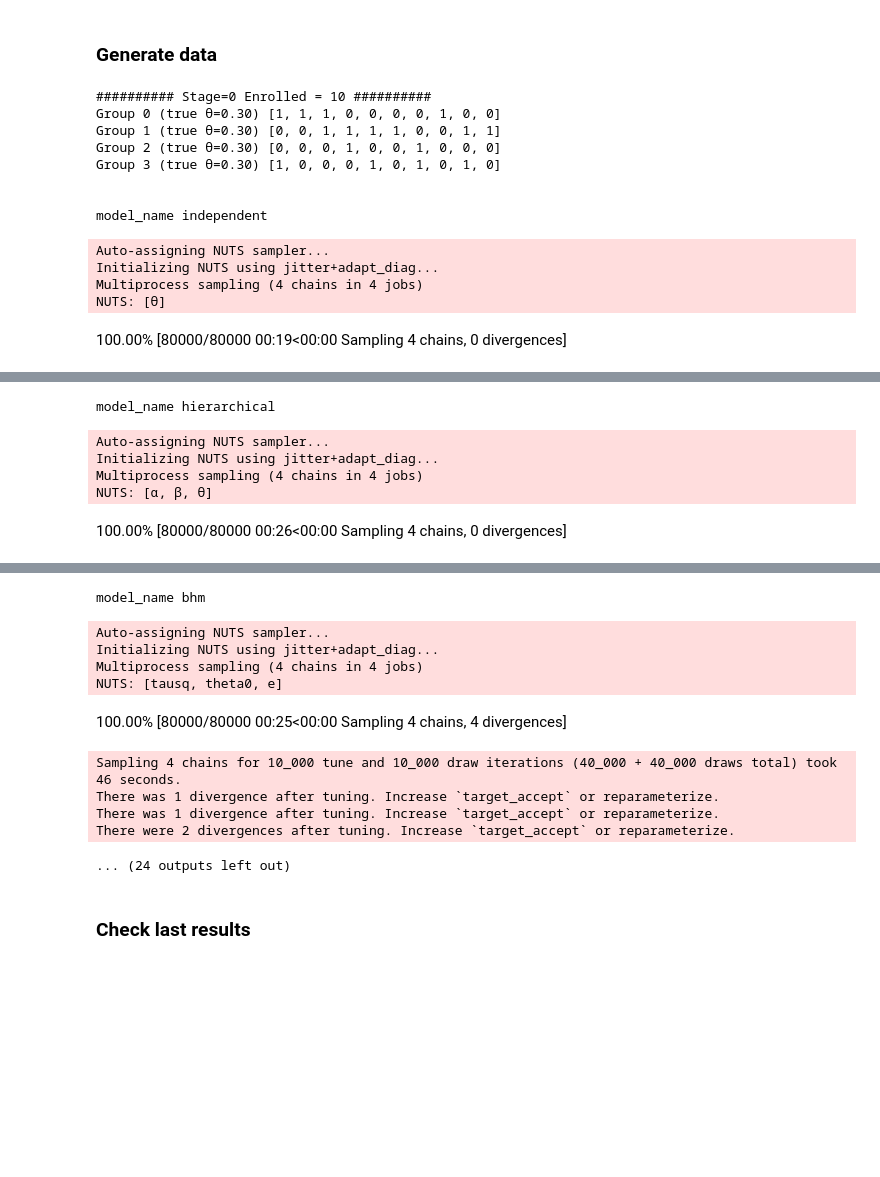
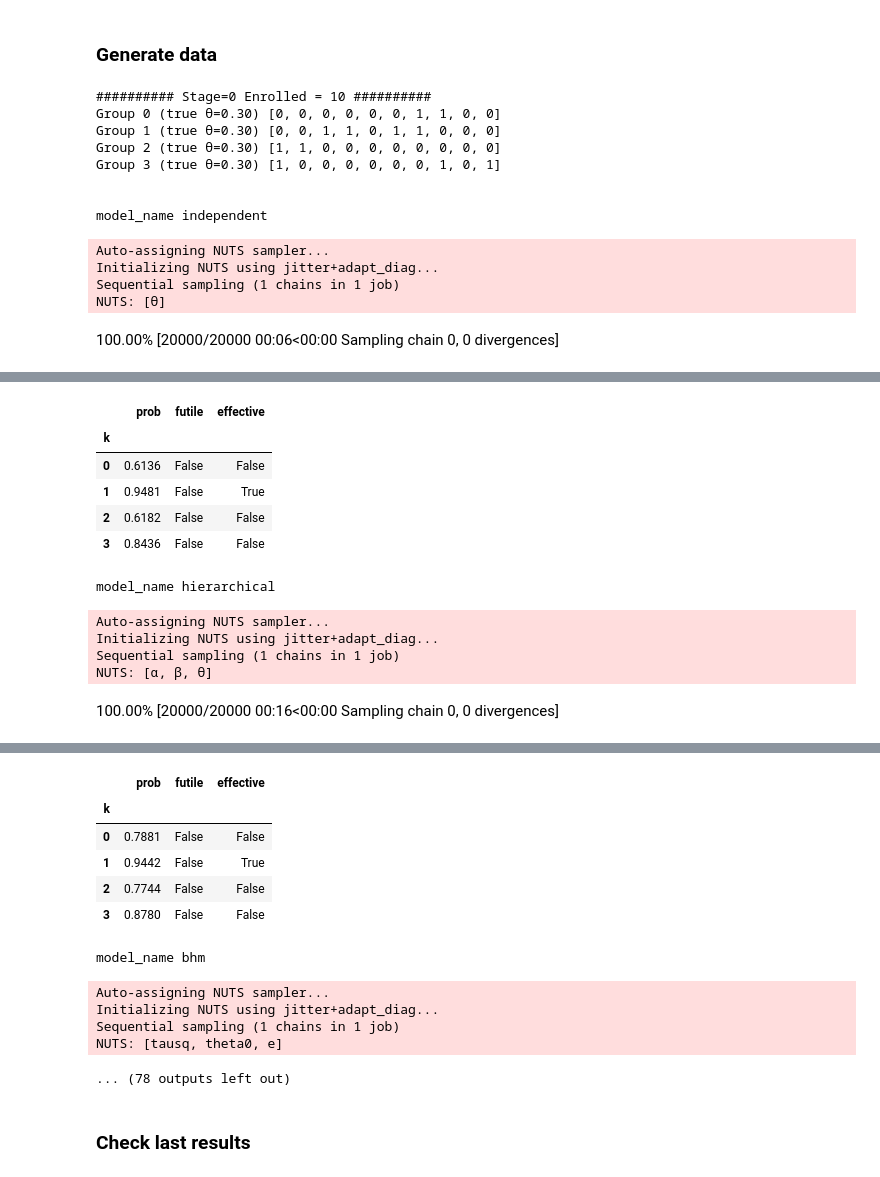
Before and after one commit to glasgowcompbio/pyBasket, a Jupyter notebook: notebooks/initial_codes.ipynb, the cells around one changed output, grey strips where cells are left out. Saved outputs shown, nothing was run; the diff lists cells and outputs as text; code cells hidden in the pictures; blank space fills up the shorter version.

```diff
--- a/notebooks/initial_codes.ipynb
+++ b/notebooks/initial_codes.ipynb
@@ -48,21 +53,21 @@ if DEBUG:
 # %%
 trial = Trial(K, p0, p1, true_response_rates, enrollment, evaluate_interim,
-              num_burn_in, num_posterior_samples, model_names)
+              num_burn_in, num_posterior_samples, model_names, num_chains=num_chains)
 
 done = trial.reset()
 while not done:
     done = trial.step()
 # %% [output]
 ########## Stage=0 Enrolled = 10 ##########
-Group 0 (true θ=0.30) [1, 1, 1, 0, 0, 0, 0, 1, 0, 0]
-Group 1 (true θ=0.30) [0, 0, 1, 1, 1, 1, 0, 0, 1, 1]
-Group 2 (true θ=0.30) [0, 0, 0, 1, 0, 0, 1, 0, 0, 0]
-Group 3 (true θ=0.30) [1, 0, 0, 0, 1, 0, 1, 0, 1, 0]
+Group 0 (true θ=0.30) [0, 0, 0, 0, 0, 0, 1, 1, 0, 0]
+Group 1 (true θ=0.30) [0, 0, 1, 1, 0, 1, 1, 0, 0, 0]
+Group 2 (true θ=0.30) [1, 1, 0, 0, 0, 0, 0, 0, 0, 0]
+Group 3 (true θ=0.30) [1, 0, 0, 0, 0, 0, 0, 1, 0, 1]
 
 
 model_name independent
 Auto-assigning NUTS sampler...
 Initializing NUTS using jitter+adapt_diag...
-Multiprocess sampling (4 chains in 4 jobs)
+Sequential sampling (1 chains in 1 job)
 NUTS: [θ]
-100.00% [80000/80000 00:19<00:00 Sampling 4 chains, 0 divergences]
+100.00% [20000/20000 00:06<00:00 Sampling chain 0, 0 divergences]
@@ -70,6 +75,12 @@ Sampling 4 chains for 10_000 tune and 10_000 draw iterations (40_000 + 40_000 dr
+|  | prob | futile | effective |
+| k |  |  |  |
+| 0 | 0.6136 | False | False |
+| 1 | 0.9481 | False | True |
+| 2 | 0.6182 | False | False |
+| 3 | 0.8436 | False | False |
 model_name hierarchical
 Auto-assigning NUTS sampler...
 Initializing NUTS using jitter+adapt_diag...
-Multiprocess sampling (4 chains in 4 jobs)
+Sequential sampling (1 chains in 1 job)
 NUTS: [α, β, θ]
-100.00% [80000/80000 00:26<00:00 Sampling 4 chains, 0 divergences]
+100.00% [20000/20000 00:16<00:00 Sampling chain 0, 0 divergences]
@@ -77,14 +88,15 @@ Sampling 4 chains for 10_000 tune and 10_000 draw iterations (40_000 + 40_000 dr
+|  | prob | futile | effective |
+| k |  |  |  |
+| 0 | 0.7881 | False | False |
+| 1 | 0.9442 | False | True |
+| 2 | 0.7744 | False | False |
+| 3 | 0.8780 | False | False |
 model_name bhm
 Auto-assigning NUTS sampler...
 Initializing NUTS using jitter+adapt_diag...
-Multiprocess sampling (4 chains in 4 jobs)
+Sequential sampling (1 chains in 1 job)
 NUTS: [tausq, theta0, e]
-100.00% [80000/80000 00:25<00:00 Sampling 4 chains, 4 divergences]
-Sampling 4 chains for 10_000 tune and 10_000 draw iterations (40_000 + 40_000 draws total) took 46 seconds.
-There was 1 divergence after tuning. Increase `target_accept` or reparameterize.
-There was 1 divergence after tuning. Increase `target_accept` or reparameterize.
-There were 2 divergences after tuning. Increase `target_accept` or reparameterize.
+... (78 outputs left out)
-... (24 outputs left out)
 # %% [markdown]
 ### Check last results
 # %% [markdown]
```
Also changed, not shown: parts of 29 cells of this notebook, 2 other files.
